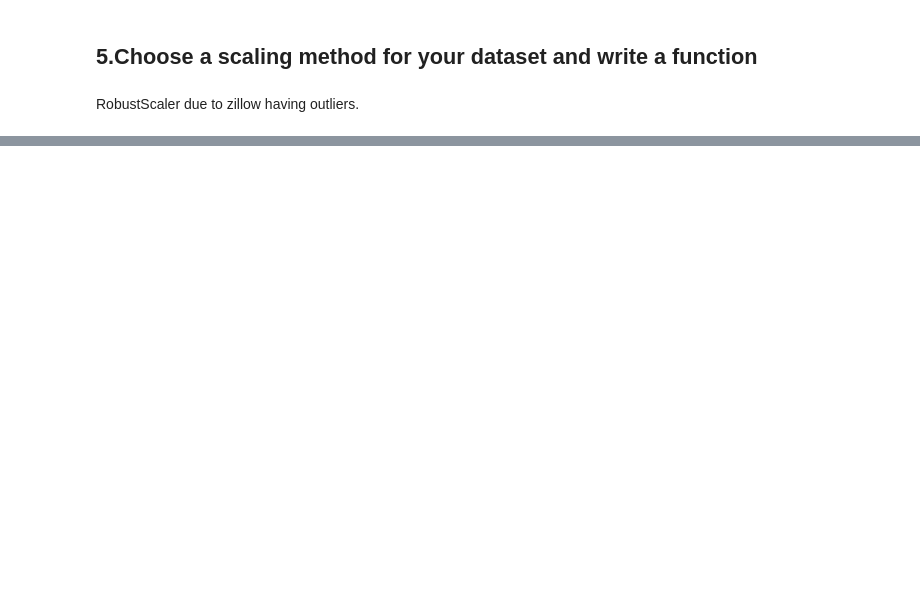
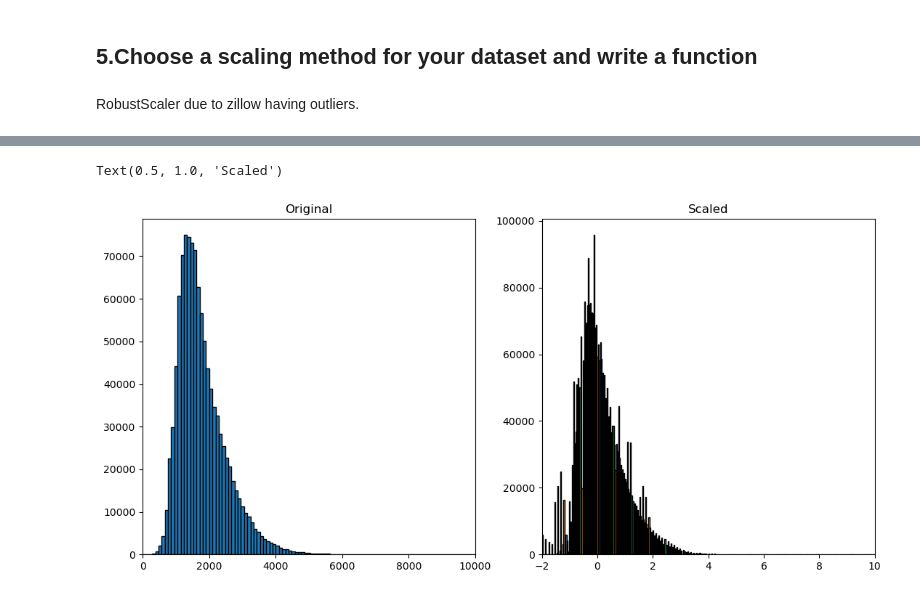
Before and after one commit to JoshuaHolt-Tech/regression-exercises, a Jupyter notebook: scaling.ipynb, the cells around one changed output, grey strips where cells are left out. Saved outputs shown, nothing was run; the diff lists cells and outputs as text; code cells hidden in the pictures; blank space fills up the shorter version.

```diff
--- a/scaling.ipynb
+++ b/scaling.ipynb
@@ -253,0 +290,3 @@ RobustScaler due to zillow having outliers.
+# %%
+#(fff)
+cont_columns = ['sqft', 'year_built', 'taxamount']
@@ -253,0 +311,4 @@ RobustScaler due to zillow having outliers.
+# %%
+train_rscaled1 = rs_scaler.fit(b_train[cont_columns])
+# %%
+train_rscaled1 = rs_scaler.transform(b_train[cont_columns])
@@ -253,0 +319,14 @@ RobustScaler due to zillow having outliers.
+# %%
+#Dealing with large values in matplotlib is painful
+plt.figure(figsize=(13,6))
+plt.subplot(121)
+plt.hist(x=b_train['sqft'], bins=10000, ec='black')
+plt.xlim(left=0,right=10000)
+plt.title('Original')
+plt.subplot(122)
+plt.hist(x=train_rscaled1, bins=10000, ec='black')
+plt.xlim(left=-2,right=10)
+plt.title('Scaled')
+# %% [output]
+Text(0.5, 1.0, 'Scaled')
+[figure, added]
```
Also changed, not shown: parts of 27 cells of this notebook, 4 other files.
